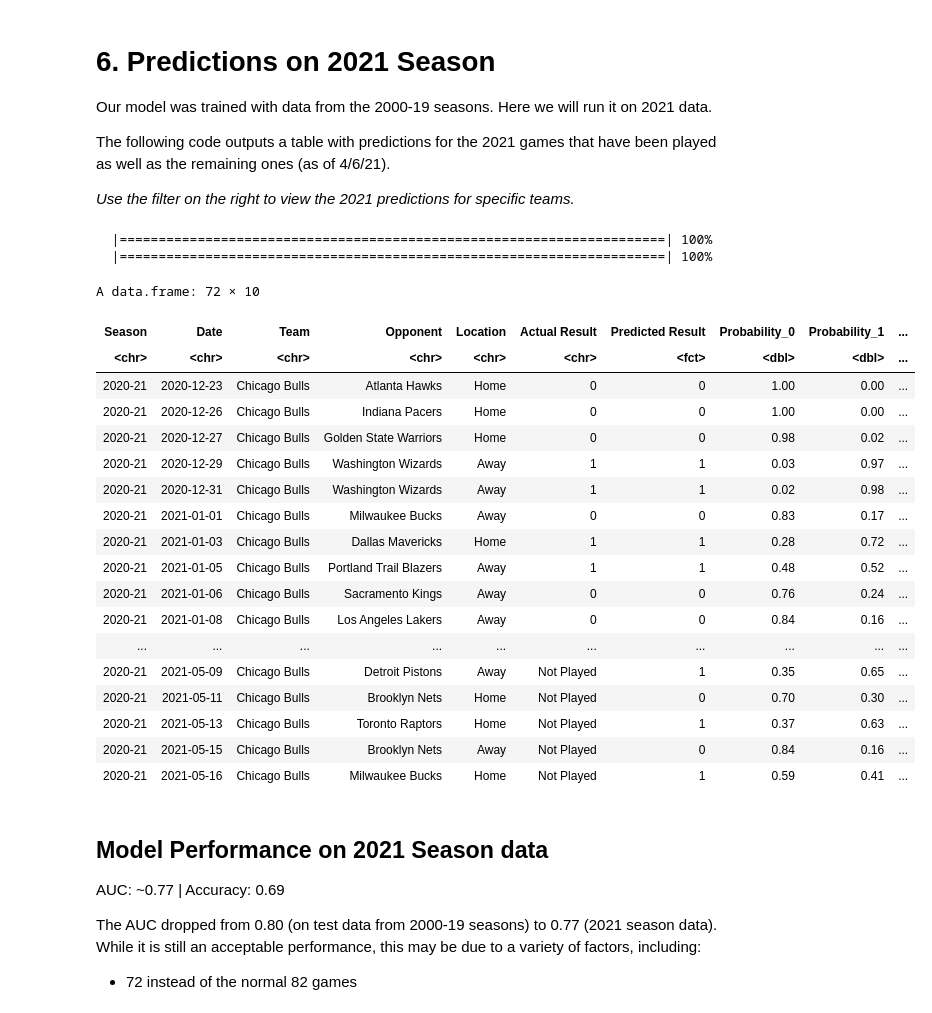
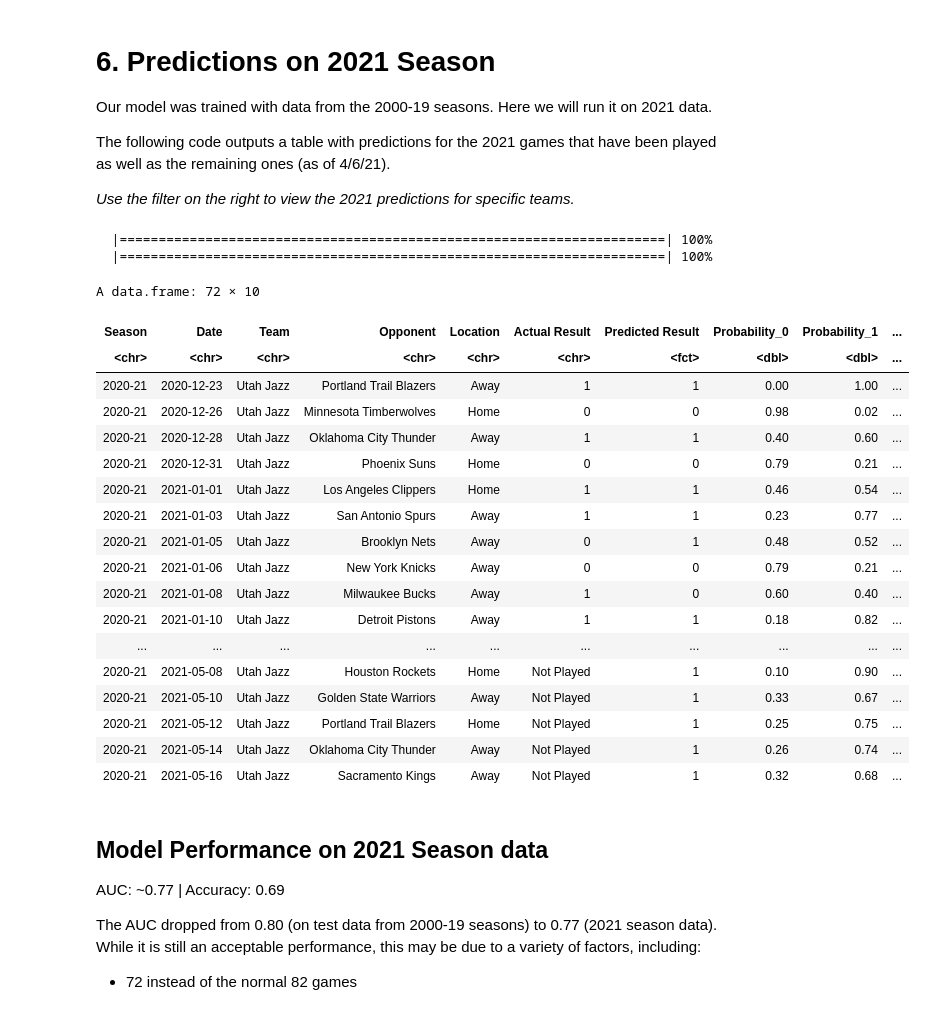
Before and after one commit to josedv82/NBA_Schedule_XGBoost_Classifier, a Jupyter notebook: NBA_Schedule_xgboost.ipynb, the cells around one changed output. Drawn from its saved outputs; the diff is of its cells as text; code cells hidden in the pictures.

```diff
--- a/NBA_Schedule_xgboost.ipynb
+++ b/NBA_Schedule_xgboost.ipynb
@@ -350,7 +350,7 @@ The following code outputs a table with predictions for the 2021 games that have
 *Use the filter on the right to view the 2021 predictions for specific teams.*
 # %%
 #@title Select a team { run: "auto", form-width: "20%" }
-Team1 <- "Chicago Bulls" #@param ["Atlanta Hawks", "Boston Celtics", "Brooklyn Nets", "Charlotte Hornets", "Chicago Bulls", "Cleveland Cavaliers", "Dallas Mavericks", "Denver Nuggets", "Detroit Pistons", "Golden State Warriors", "Houston Rockets", "Indiana Pacers", "Los Angeles Clippers", "Los Angeles Lakers", "Memphis Grizzlies", "Miami Heat", "Milwaukee Bucks", "Minnesota Timberwolves", "New Orleans Pelicans", "New York Knicks", "Oklahoma City Thunder", "Orlando Magic", "Philadelphia 76ers", "Phoenix Suns", "Portland Trail Blazers", "Sacramento Kings", "San Antonio Spurs", "Toronto Raptors", "Utah Jazz", "Washington Wizards"]
+Team1 <- "Utah Jazz" #@param ["Atlanta Hawks", "Boston Celtics", "Brooklyn Nets", "Charlotte Hornets", "Chicago Bulls", "Cleveland Cavaliers", "Dallas Mavericks", "Denver Nuggets", "Detroit Pistons", "Golden State Warriors", "Houston Rockets", "Indiana Pacers", "Los Angeles Clippers", "Los Angeles Lakers", "Memphis Grizzlies", "Miami Heat", "Milwaukee Bucks", "Minnesota Timberwolves", "New Orleans Pelicans", "New York Knicks", "Oklahoma City Thunder", "Orlando Magic", "Philadelphia 76ers", "Phoenix Suns", "Portland Trail Blazers", "Sacramento Kings", "San Antonio Spurs", "Toronto Raptors", "Utah Jazz", "Washington Wizards"]
 
 #load 2021 season data downloaded from Airball package
 dat21 <- read.csv("https://www.dropbox.com/s/xo72j2xm96gv172/data_nba_sche_2021.csv?dl=1") %>% mutate(ID = row_number())
@@ -366,49 +366,49 @@ pred21 <- h2o.predict(mod_xgb, newdata = h_dat21_mod)
 # add games columns fro daw data set to predictions
 preds21 <- as.data.frame(pred21) %>%
 mutate(ID = row_number()) %>%
 select(ID, `Predicted Result` = predict, `Probability_0` = p0, `Probability_1` = p1)
 
 test_dat <- dat21 %>%
 select(Season, Date, Team, Opponent, Location, `Actual Result` = Result) %>%
 mutate(Location = ifelse(Location == 0, "Home", "Away")) %>%
 mutate(ID = row_number())
 
 tab <- full_join(test_dat, preds21, by = "ID") %>%
 select(-ID) %>%
 mutate(Guess = ifelse(`Actual Result` == `Predicted Result`, "Correct", "Wrong"),
        Probability_0 = round(Probability_0, 2),
        Probability_1 = round(Probability_1, 2)) %>%
 mutate(`Actual Result` = ifelse(is.na(`Actual Result`), "Not Played", `Actual Result`)) %>%
 mutate(Guess = ifelse(is.na(Guess), "?", Guess))
 
 
 # Output final table by team
 tab %>% filter(Team == Team1)
 
 # or by date
 #tab %>% filter(Date == "2021-04-14")
 # %% [output]
   |======================================================================| 100%
   |======================================================================| 100%
 A data.frame: 72 × 10
 | Season | Date | Team | Opponent | Location | Actual Result | Predicted Result | Probability_0 | Probability_1 | ... |
 | <chr> | <chr> | <chr> | <chr> | <chr> | <chr> | <fct> | <dbl> | <dbl> | ... |
-| 2020-21 | 2020-12-23 | Chicago Bulls | Atlanta Hawks | Home | 0 | 0 | 1.00 | 0.00 | ... |
-| 2020-21 | 2020-12-26 | Chicago Bulls | Indiana Pacers | Home | 0 | 0 | 1.00 | 0.00 | ... |
-| 2020-21 | 2020-12-27 | Chicago Bulls | Golden State Warriors | Home | 0 | 0 | 0.98 | 0.02 | ... |
-| 2020-21 | 2020-12-29 | Chicago Bulls | Washington Wizards | Away | 1 | 1 | 0.03 | 0.97 | ... |
-| 2020-21 | 2020-12-31 | Chicago Bulls | Washington Wizards | Away | 1 | 1 | 0.02 | 0.98 | ... |
-| 2020-21 | 2021-01-01 | Chicago Bulls | Milwaukee Bucks | Away | 0 | 0 | 0.83 | 0.17 | ... |
-| 2020-21 | 2021-01-03 | Chicago Bulls | Dallas Mavericks | Home | 1 | 1 | 0.28 | 0.72 | ... |
-| 2020-21 | 2021-01-05 | Chicago Bulls | Portland Trail Blazers | Away | 1 | 1 | 0.48 | 0.52 | ... |
-| 2020-21 | 2021-01-06 | Chicago Bulls | Sacramento Kings | Away | 0 | 0 | 0.76 | 0.24 | ... |
-| 2020-21 | 2021-01-08 | Chicago Bulls | Los Angeles Lakers | Away | 0 | 0 | 0.84 | 0.16 | ... |
+| 2020-21 | 2020-12-23 | Utah Jazz | Portland Trail Blazers | Away | 1 | 1 | 0.00 | 1.00 | ... |
+| 2020-21 | 2020-12-26 | Utah Jazz | Minnesota Timberwolves | Home | 0 | 0 | 0.98 | 0.02 | ... |
+| 2020-21 | 2020-12-28 | Utah Jazz | Oklahoma City Thunder | Away | 1 | 1 | 0.40 | 0.60 | ... |
+| 2020-21 | 2020-12-31 | Utah Jazz | Phoenix Suns | Home | 0 | 0 | 0.79 | 0.21 | ... |
+| 2020-21 | 2021-01-01 | Utah Jazz | Los Angeles Clippers | Home | 1 | 1 | 0.46 | 0.54 | ... |
+| 2020-21 | 2021-01-03 | Utah Jazz | San Antonio Spurs | Away | 1 | 1 | 0.23 | 0.77 | ... |
+| 2020-21 | 2021-01-05 | Utah Jazz | Brooklyn Nets | Away | 0 | 1 | 0.48 | 0.52 | ... |
+| 2020-21 | 2021-01-06 | Utah Jazz | New York Knicks | Away | 0 | 0 | 0.79 | 0.21 | ... |
+| 2020-21 | 2021-01-08 | Utah Jazz | Milwaukee Bucks | Away | 1 | 0 | 0.60 | 0.40 | ... |
+| 2020-21 | 2021-01-10 | Utah Jazz | Detroit Pistons | Away | 1 | 1 | 0.18 | 0.82 | ... |
 | ... | ... | ... | ... | ... | ... | ... | ... | ... | ... |
-| 2020-21 | 2021-05-09 | Chicago Bulls | Detroit Pistons | Away | Not Played | 1 | 0.35 | 0.65 | ... |
-| 2020-21 | 2021-05-11 | Chicago Bulls | Brooklyn Nets | Home | Not Played | 0 | 0.70 | 0.30 | ... |
-| 2020-21 | 2021-05-13 | Chicago Bulls | Toronto Raptors | Home | Not Played | 1 | 0.37 | 0.63 | ... |
-| 2020-21 | 2021-05-15 | Chicago Bulls | Brooklyn Nets | Away | Not Played | 0 | 0.84 | 0.16 | ... |
-| 2020-21 | 2021-05-16 | Chicago Bulls | Milwaukee Bucks | Home | Not Played | 1 | 0.59 | 0.41 | ... |
+| 2020-21 | 2021-05-08 | Utah Jazz | Houston Rockets | Home | Not Played | 1 | 0.10 | 0.90 | ... |
+| 2020-21 | 2021-05-10 | Utah Jazz | Golden State Warriors | Away | Not Played | 1 | 0.33 | 0.67 | ... |
+| 2020-21 | 2021-05-12 | Utah Jazz | Portland Trail Blazers | Home | Not Played | 1 | 0.25 | 0.75 | ... |
+| 2020-21 | 2021-05-14 | Utah Jazz | Oklahoma City Thunder | Away | Not Played | 1 | 0.26 | 0.74 | ... |
+| 2020-21 | 2021-05-16 | Utah Jazz | Sacramento Kings | Away | Not Played | 1 | 0.32 | 0.68 | ... |
 # %% [markdown]
 ## Model Performance on 2021 Season data
 
```
Also changed, not shown: parts of 3 cells of this notebook.
